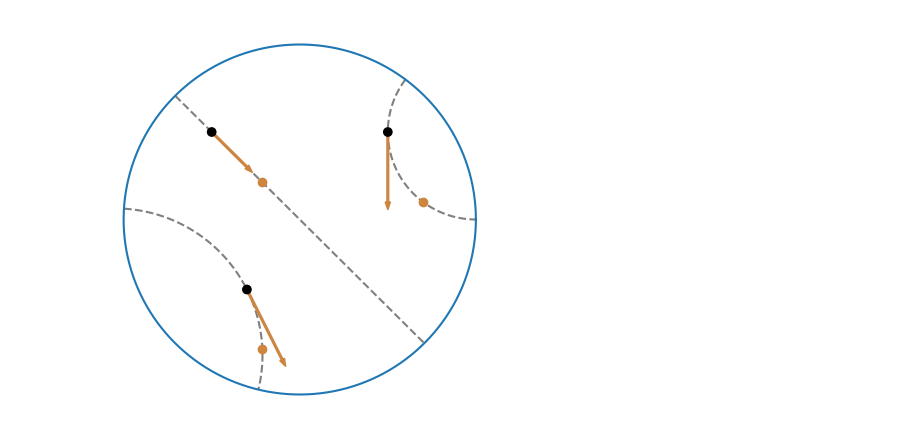
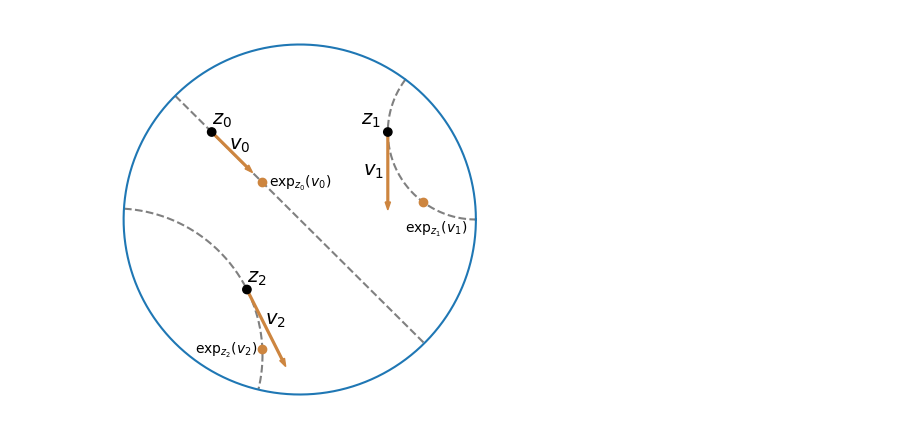
Before and after one commit to RaphaelVogt/Bachelorarbeit, a Jupyter notebook: exponential_map.ipynb, the cells around one changed output. Cells and saved outputs as stored; diff of their text form; code cells hidden in the pictures.

Commit message:
added annotations to exp_map figure

```diff
--- a/exponential_map.ipynb
+++ b/exponential_map.ipynb
@@ -31,49 +44,68 @@ x_sphere = torch.cos(torch.linspace(0, 2 * math.pi, 1000))
 y_sphere = torch.sin(torch.linspace(0, 2 * math.pi, 1000))
 sphere = torch.complex(x_sphere, y_sphere)
 
-plt.figure(figsize=(5, 5))
-plt.plot(geod_exp_map_0.real, geod_exp_map_0.imag, color="grey", linestyle="dashed", zorder=0)
-plt.plot(geod_exp_map_1.real, geod_exp_map_1.imag, color="grey", linestyle="dashed", zorder=0)
-plt.plot(geod_exp_map_2.real, geod_exp_map_2.imag, color="grey", linestyle="dashed", zorder=0)
+fig, ax = plt.subplots(1, 1, figsize=(5, 5))
+ax.plot(
+    geod_exp_map_0.real, geod_exp_map_0.imag, color="grey", linestyle="dashed", zorder=0
+)
+ax.plot(
+    geod_exp_map_1.real, geod_exp_map_1.imag, color="grey", linestyle="dashed", zorder=0
+)
+ax.plot(
+    geod_exp_map_2.real, geod_exp_map_2.imag, color="grey", linestyle="dashed", zorder=0
+)
 
-plt.arrow(
+ax.arrow(
     data[0].real.item(),
     data[0].imag.item(),
     grad_0.real.item(),
     grad_0.imag.item(),
     color="peru",
     width=0.01,
-    alpha=1
+    alpha=1,
 )
-plt.arrow(
+ax.arrow(
     data[1].real.item(),
     data[1].imag.item(),
     grad_1.real.item(),
     grad_1.imag.item(),
     color="peru",
     width=0.01,
-    alpha=1
+    alpha=1,
 )
-plt.arrow(
+ax.arrow(
     data[2].real.item(),
     data[2].imag.item(),
     grad_2.real.item(),
     grad_2.imag.item(),
     color="peru",
     width=0.01,
     alpha=1,
 )
 
-plt.scatter(
-    data.detach().real, data.detach().imag, color=["black", "black", "black"]
-)
-plt.scatter(z_0_mapped.detach().real, z_0_mapped.detach().imag, color="peru")
-plt.scatter(z_1_mapped.detach().real, z_1_mapped.detach().imag, color="peru")
-plt.scatter(z_2_mapped.detach().real, z_2_mapped.detach().imag, color="peru")
+ax.scatter(data.detach().real, data.detach().imag, color=["black", "black", "black"])
+ax.scatter(z_0_mapped.detach().real, z_0_mapped.detach().imag, color="peru")
+ax.scatter(z_1_mapped.detach().real, z_1_mapped.detach().imag, color="peru")
+ax.scatter(z_2_mapped.detach().real, z_2_mapped.detach().imag, color="peru")
 
-plt.plot(sphere.real, sphere.imag)
-plt.axis("off")
-plt.savefig("images/exp_map.png")
+# annotate points
+ax.annotate(annotates[0][0], (annotates[0][1].real, annotates[0][1].imag + 0.04), fontsize=14, c="black")
+ax.annotate(annotates[1][0], (annotates[1][1].real-0.15, annotates[1][1].imag + 0.04), fontsize=14, c="black")
+ax.annotate(annotates[2][0], (annotates[2][1].real, annotates[2][1].imag + 0.04), fontsize=14, c="black")
+
+# annotate exp_maps
+ax.annotate(annotates[3][0], (annotates[3][1].real+0.04, annotates[3][1].imag-0.03), fontsize=10, c="black")
+ax.annotate(annotates[4][0], (annotates[4][1].real-0.10, annotates[4][1].imag-0.18), fontsize=10, c="black")
+ax.annotate(annotates[5][0], (annotates[5][1].real-0.38, annotates[5][1].imag-0.03), fontsize=10, c="black")
+
+# annotate gradients
+ax.annotate(r"$v_0$", (-0.4, .4), fontsize=14, c="black")
+ax.annotate(r"$v_1$", (0.36, 0.25), fontsize=14, c="black")
+ax.annotate(r"$v_2$", (-0.2, -0.6), fontsize=14, c="black")
+
+ax.plot(sphere.real, sphere.imag)
+ax.axis("off")
+plt.savefig("images/exp_map.png", dpi=500)
 plt.show()
 # %% [output]
-[figure, old version]
+[figure, new version]
```
Also changed, not shown: parts of 2 cells of this notebook, 1 other file.
